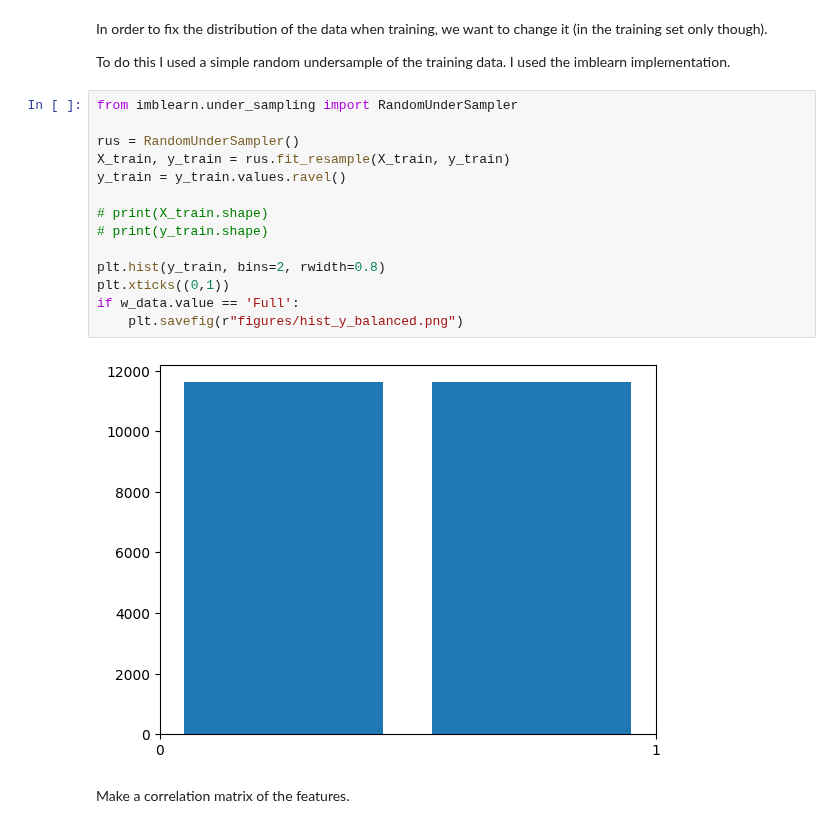
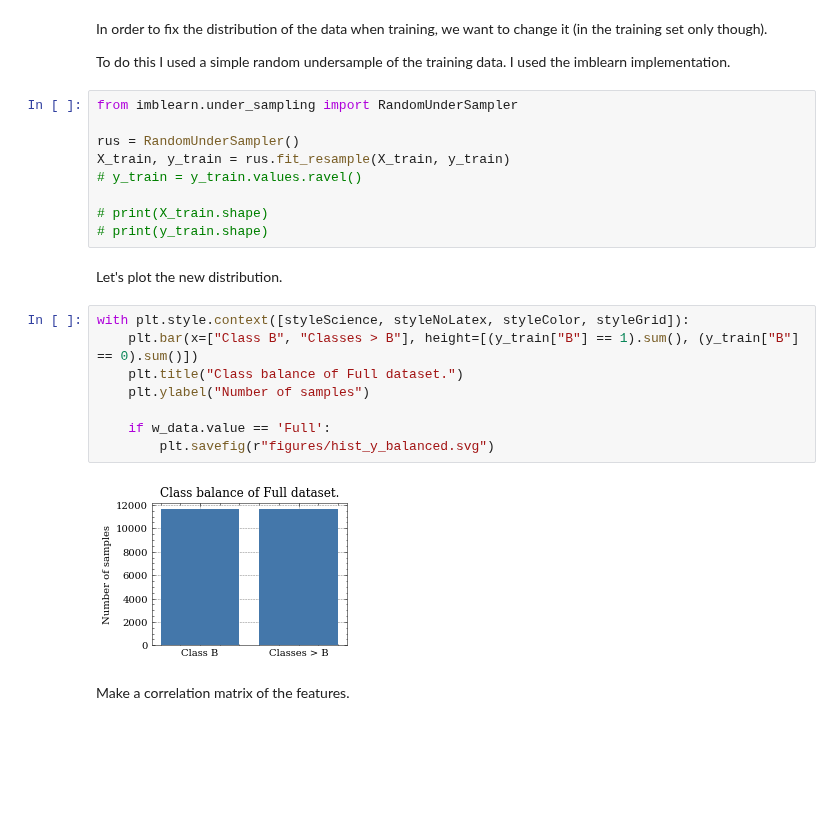
Before and after one commit to DMAgit/Thesis-BSc-Tilburg, a Jupyter notebook: main.ipynb, the cells around one changed output. Drawn from its saved outputs; the diff is of its cells as text; blank space fills up the shorter version.

```diff
--- a/main.ipynb
+++ b/main.ipynb
@@ -93,16 +106,21 @@ from imblearn.under_sampling import RandomUnderSampler
 
 rus = RandomUnderSampler()
 X_train, y_train = rus.fit_resample(X_train, y_train)
-y_train = y_train.values.ravel()
+# y_train = y_train.values.ravel()
 
 # print(X_train.shape)
 # print(y_train.shape)
-
-plt.hist(y_train, bins=2, rwidth=0.8)
-plt.xticks((0,1))
-if w_data.value == 'Full':
-    plt.savefig(r"figures/hist_y_balanced.png")
-# %% [output]
-[figure, removed]
+# %% [markdown]
+Let's plot the new distribution.
+# %%
+with plt.style.context([styleScience, styleNoLatex, styleColor, styleGrid]):
+    plt.bar(x=["Class B", "Classes > B"], height=[(y_train["B"] == 1).sum(), (y_train["B"] == 0).sum()])
+    plt.title("Class balance of Full dataset.")
+    plt.ylabel("Number of samples")
+
+    if w_data.value == 'Full':
+        plt.savefig(r"figures/hist_y_balanced.svg")
+# %% [output]
+[figure, added]
 # %% [markdown]
 Make a correlation matrix of the features.
```
Also changed, not shown: parts of 18 cells of this notebook, 11 other files.
